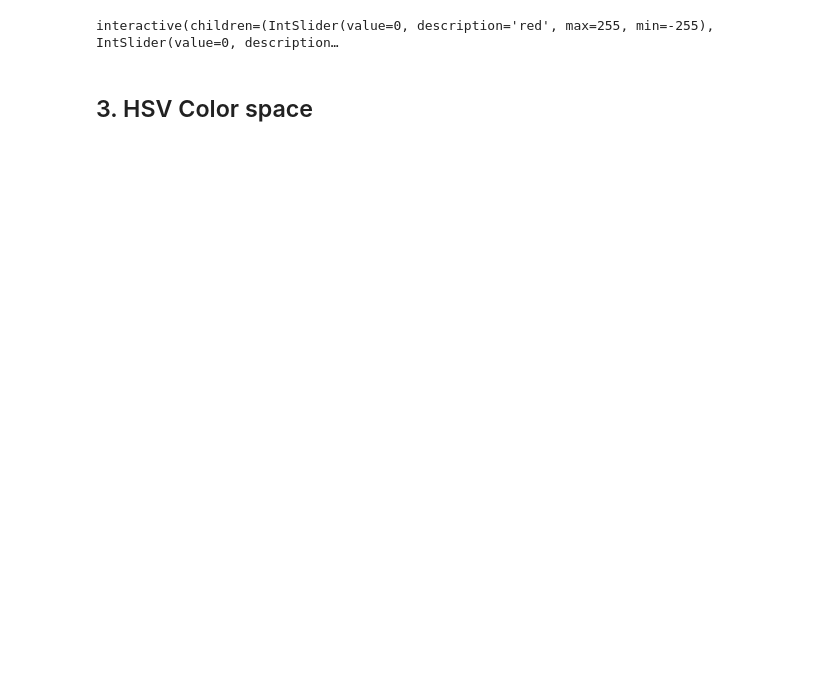
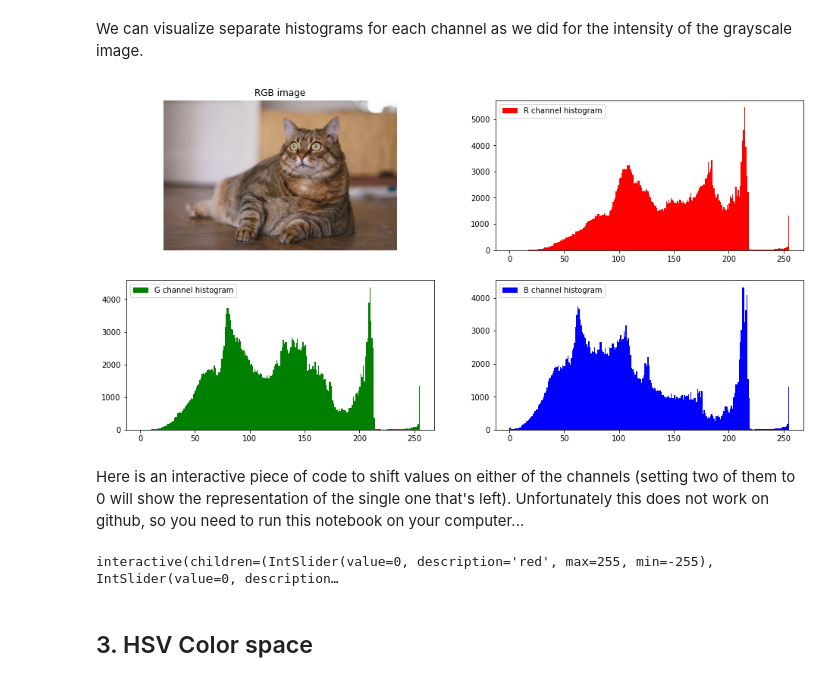
Before and after one commit to MKVatinyan/Computer-Vision, a Jupyter notebook: 1. Colors and resizing.ipynb, the cells around one changed output. Drawn from its saved outputs; the diff is of its cells as text; code cells hidden in the pictures; blank space fills up the shorter version.

```diff
--- a/1. Colors and resizing.ipynb
+++ b/1. Colors and resizing.ipynb
@@ -60,2 +77,30 @@ plt.show()
+# %%
+r_channel = img_rgb[:, :, 0]
+b_channel = img_rgb[:, :, 1]
+g_channel = img_rgb[:, :, 2]
+# %% [markdown]
+We can visualize separate histograms for each channel as we did for the intensity of the grayscale image.
+# %%
+plt.subplot(2, 2, 1)
+plt.title('RGB image')
+plt.imshow(img_rgb, cmap='gray')
+plt.axis('off')
+
+plt.subplot(2, 2, 2)
+plt.hist(r_channel.ravel(), range=(0,255), color = 'r', label='R channel histogram', bins = np.arange(256))
+plt.legend()
+
+plt.subplot(2, 2, 3)
+plt.hist(b_channel.ravel(), range=(0,255), color = 'g', label='G channel histogram', bins = np.arange(256))
+plt.legend()
+
+plt.subplot(2, 2, 4)
+plt.hist(g_channel.ravel(), range=(0,255), color = 'b', label='B channel histogram', bins = np.arange(256))
+plt.legend()
+plt.show()
+# %% [output]
+[figure, added]
+# %% [markdown]
+Here is an interactive piece of code to shift values on either of the channels (setting two of them to 0 will show the representation of the single one that's left). Unfortunately this does not work on github, so you need to run this notebook on your computer...
 # %%
 _ = interact(shift_rgb_values,
```
Also changed, not shown: parts of 34 cells of this notebook, 5 other files.
